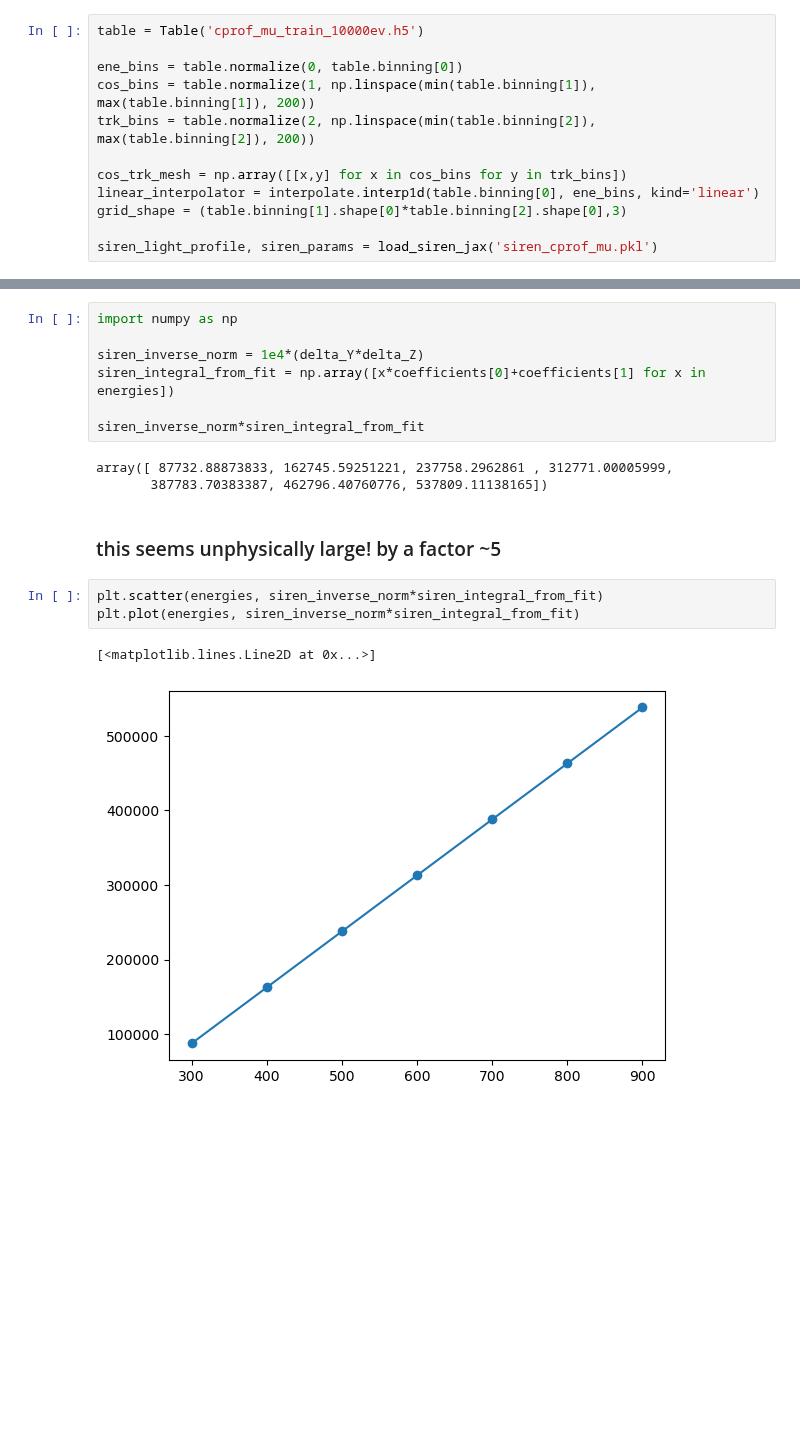
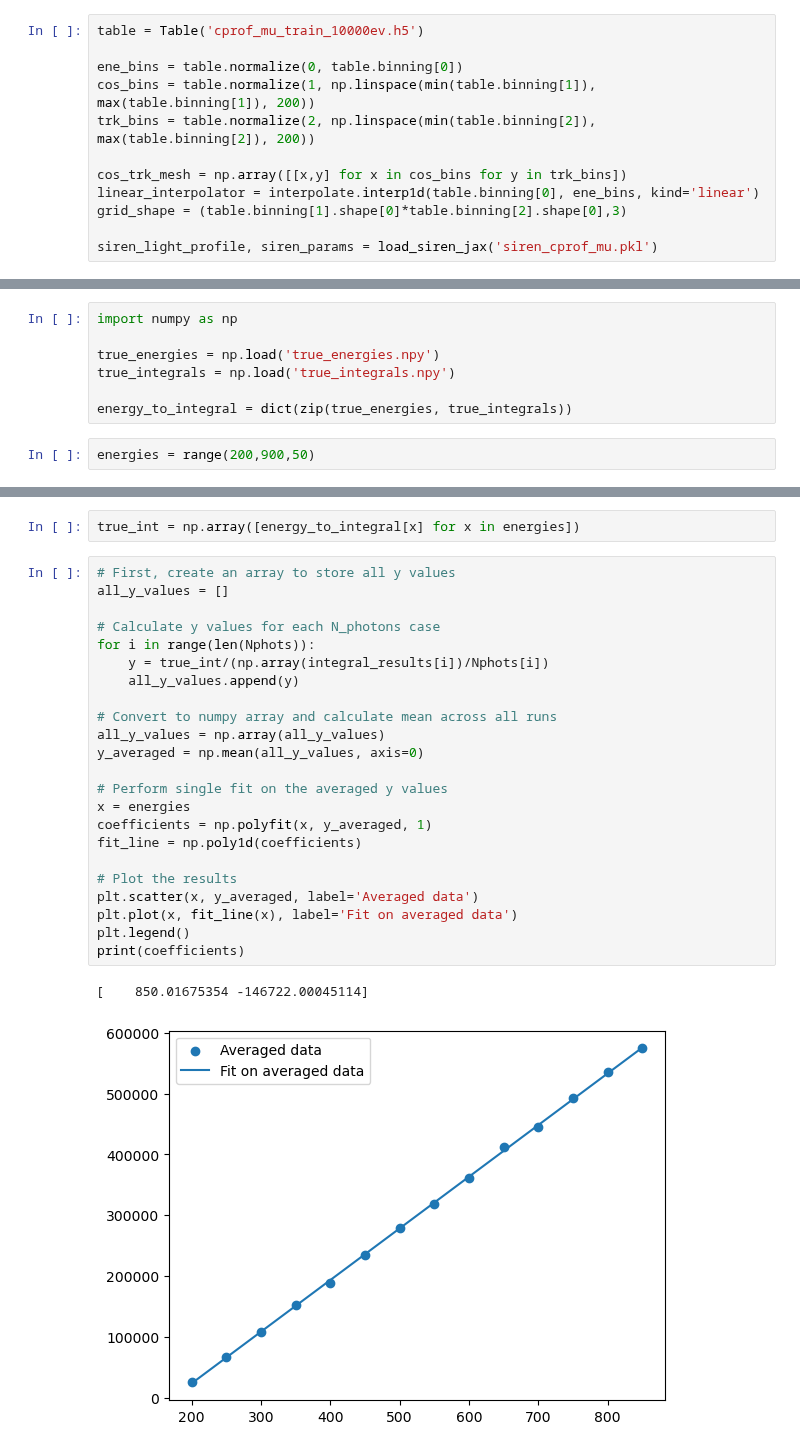
Before and after one commit to CIDeR-ML/LUCiD, a Jupyter notebook: siren/siren_n_photon_integral.ipynb, the cells around one changed output, grey strips where cells are left out. Drawn from its saved outputs; the diff is of its cells as text; blank space fills up the shorter version.

Commit message:
Fixed photon normalization

```diff
--- a/siren/siren_n_photon_integral.ipynb
+++ b/siren/siren_n_photon_integral.ipynb
@@ -79 +26,10 @@ delta_X, delta_Y, delta_Z
+# %%
+import numpy as np
+
+true_energies = np.load('true_energies.npy')
+true_integrals = np.load('true_integrals.npy')
+
+energy_to_integral = dict(zip(true_energies, true_integrals))
+# %%
+energies = range(200,900,50)
 # %%
@@ -111,18 +56,28 @@ array([ 6.27759495e-05, -1.14906746e-02])
 # %%
-import numpy as np
-
-siren_inverse_norm = 1e4*(delta_Y*delta_Z)
-siren_integral_from_fit = np.array([x*coefficients[0]+coefficients[1] for x in energies])
-
-siren_inverse_norm*siren_integral_from_fit
+true_int = np.array([energy_to_integral[x] for x in energies])
-# %% [output]
-array([ 87732.88873833, 162745.59251221, 237758.2962861 , 312771.00005999,
-       387783.70383387, 462796.40760776, 537809.11138165])
-# %% [markdown]
-### this seems unphysically large! by a factor ~5
-# %%
-plt.scatter(energies, siren_inverse_norm*siren_integral_from_fit)
-plt.plot(energies, siren_inverse_norm*siren_integral_from_fit)
-# %% [output]
-[<matplotlib.lines.Line2D at 0x...>]
-[figure, removed]
+# %%
+# First, create an array to store all y values
+all_y_values = []
+
+# Calculate y values for each N_photons case
+for i in range(len(Nphots)):
+    y = true_int/(np.array(integral_results[i])/Nphots[i])
+    all_y_values.append(y)
+
+# Convert to numpy array and calculate mean across all runs
+all_y_values = np.array(all_y_values)
+y_averaged = np.mean(all_y_values, axis=0)
+
+# Perform single fit on the averaged y values
+x = energies
+coefficients = np.polyfit(x, y_averaged, 1)
+fit_line = np.poly1d(coefficients)
+
+# Plot the results
+plt.scatter(x, y_averaged, label='Averaged data')
+plt.plot(x, fit_line(x), label='Fit on averaged data')
+plt.legend()
+print(coefficients)
+# %% [output]
+[    850.01675354 -146722.00045114]
+[figure, added]
```
Also changed, not shown: parts of 5 cells of this notebook, 3 other files.
